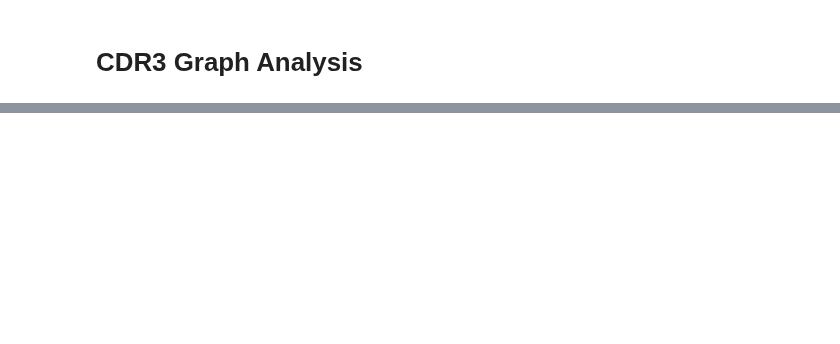
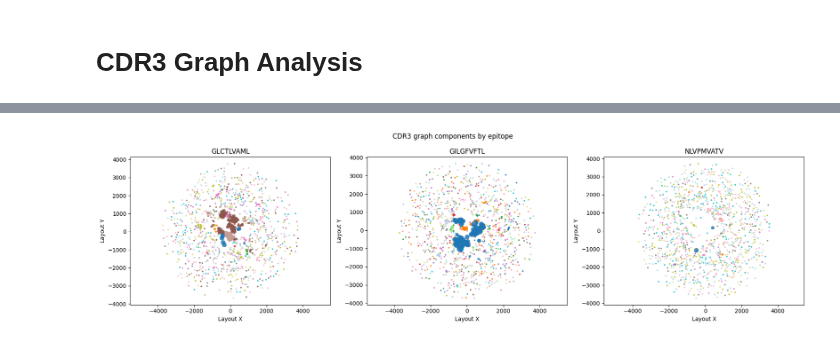
Before and after one commit to antigenomics/mirpy, a Jupyter notebook: notebooks/cdr3_graph.ipynb, the cells around one changed output, grey strips where cells are left out. Drawn from its saved outputs; the diff is of its cells as text; code cells hidden in the pictures; blank space fills up the shorter version.

```diff
--- a/notebooks/cdr3_graph.ipynb
+++ b/notebooks/cdr3_graph.ipynb
@@ -120,0 +127,10 @@ print(df_graph)
+# %%
+coords = pd.DataFrame(layout.coords, columns=['x', 'y'])
+df_graph = pd.DataFrame({
+    'sequence_id': [str(i) for i in range(graph.vcount())],
+    'junction_aa': graph.vs['name'],
+    'component_id': graph.components().membership,
+    'degree': graph.degree(),
+})
+df_graph = pd.concat([df_graph, coords], axis=1)
+print(df_graph.head())
@@ -180,0 +174,7 @@ print(plt)
+# %%
+df_annot = df_epi.drop_duplicates(subset=['junction_aa'])
+df_plot = (
+    df_graph.merge(df_graph_summary, on='component_id', how='left')
+    .merge(df_annot, on='junction_aa', how='left')
+)
+print(df_plot.head())
@@ -180,0 +202,28 @@ print(plt)
+# %%
+fig, axes = plt.subplots(1, len(epitopes), figsize=(6 * len(epitopes), 5), squeeze=False)
+for ax, epitope in zip(axes[0], epitopes):
+    sub = df_plot[df_plot['antigen.epitope'].eq(epitope)].copy()
+    if sub.empty:
+        ax.set_title(f'{epitope} (no data)')
+        ax.axis('off')
+        continue
+    sizes = (sub['cluster_size'].clip(lower=1) ** 0.5) * 8
+    sc = ax.scatter(
+        sub['x'],
+        sub['y'],
+        c=sub['component_id'],
+        s=sizes,
+        cmap='tab20',
+        alpha=0.85,
+        linewidth=0,
+    )
+    ax.set_title(epitope)
+    ax.set_xlabel('Layout X')
+    ax.set_ylabel('Layout Y')
+    ax.set_aspect('equal', adjustable='datalim')
+
+fig.suptitle('CDR3 graph components by epitope', fontsize=12)
+plt.tight_layout()
+plt.show()
+# %% [output]
+[figure, added]
```
Also changed, not shown: parts of 15 cells of this notebook, 11 other files.
